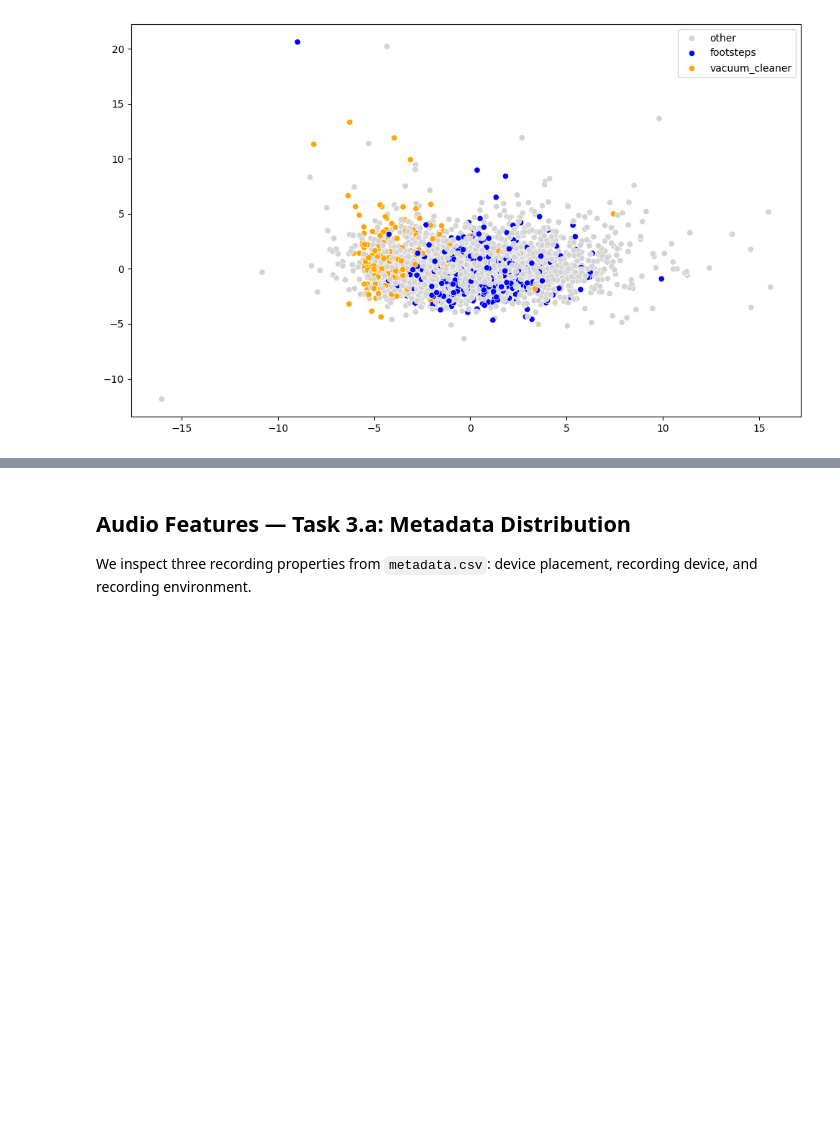
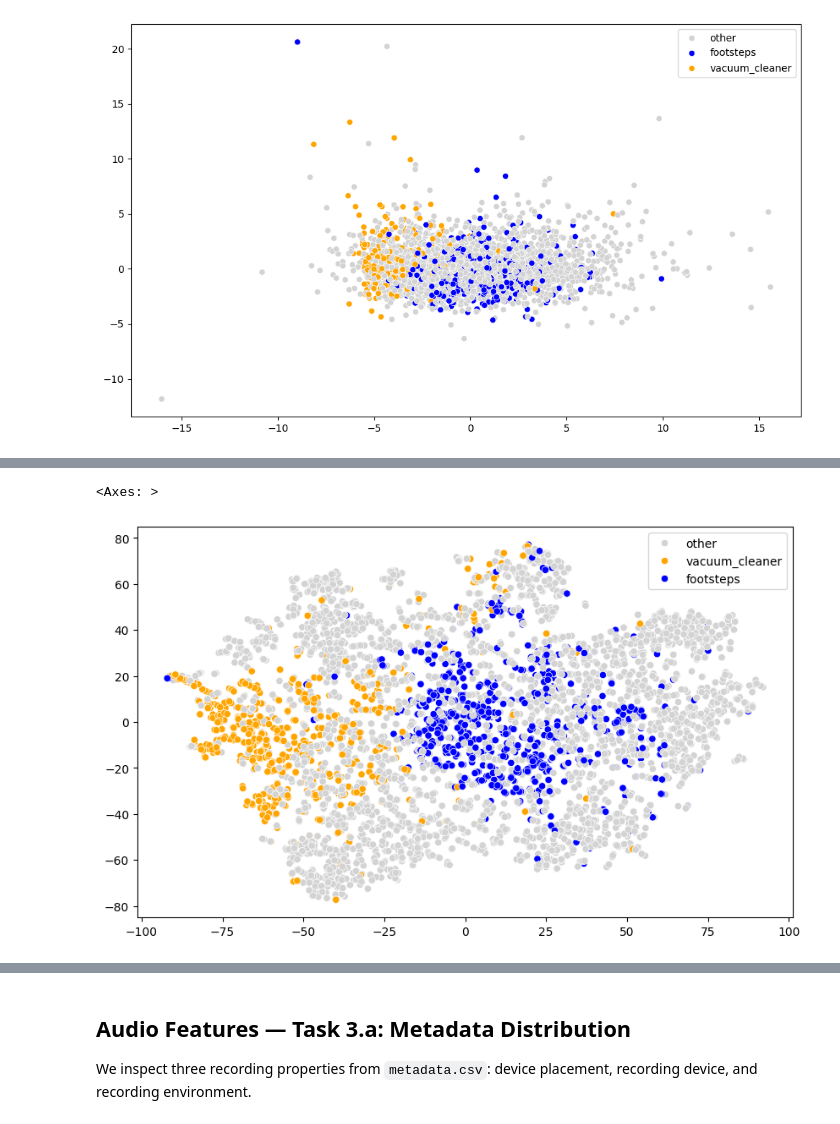
Before and after one commit to LaurinSiebert/mlpc_project, a Jupyter notebook: notebooks/01_data_exploration.ipynb, the cells around one changed output, grey strips where cells are left out. Cells and saved outputs as stored; diff of their text form; code cells hidden in the pictures; blank space fills up the shorter version.

```diff
--- a/notebooks/01_data_exploration.ipynb
+++ b/notebooks/01_data_exploration.ipynb
@@ -930,0 +1082,20 @@ array([0.38841682, 0.14959124])
+# %%
+tsne_2 = TSNE(
+    n_components=2,
+    perplexity=15,
+    #init="pca",
+    random_state=42
+    )
+
+projection_tsne_2 = tsne_2.fit_transform(X_scaled_2[selected_idx])
+
+plt.figure(figsize=(10, 6))
+sns.scatterplot(
+    x=projection_tsne_2[:, 0],
+    y=projection_tsne_2[:, 1],
+    hue=highlighted_labels_2,
+    palette=palette
+)
+# %% [output]
+<Axes: >
+[figure, added]
```
Also changed, not shown: parts of 9 cells of this notebook, 2 other files.
